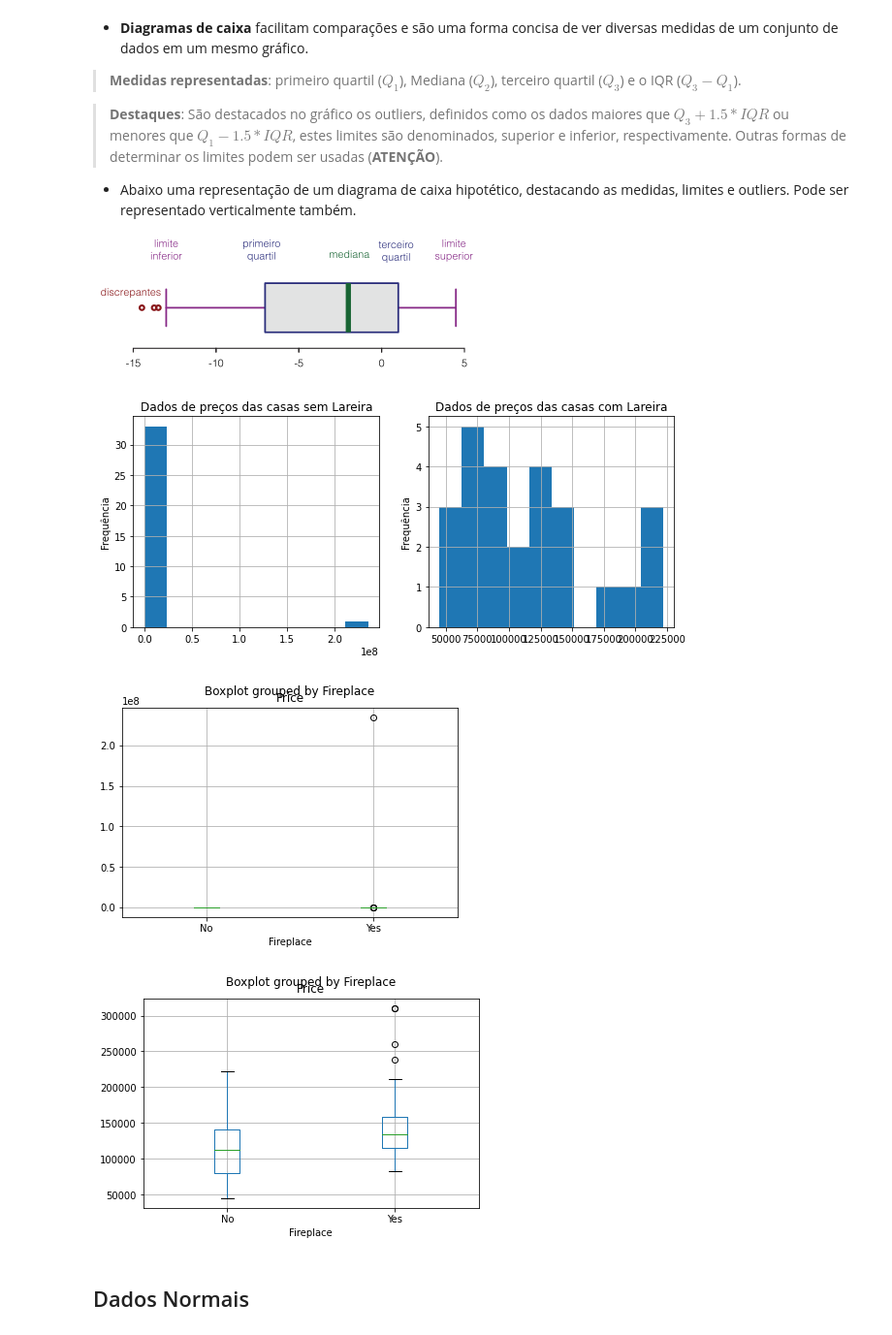
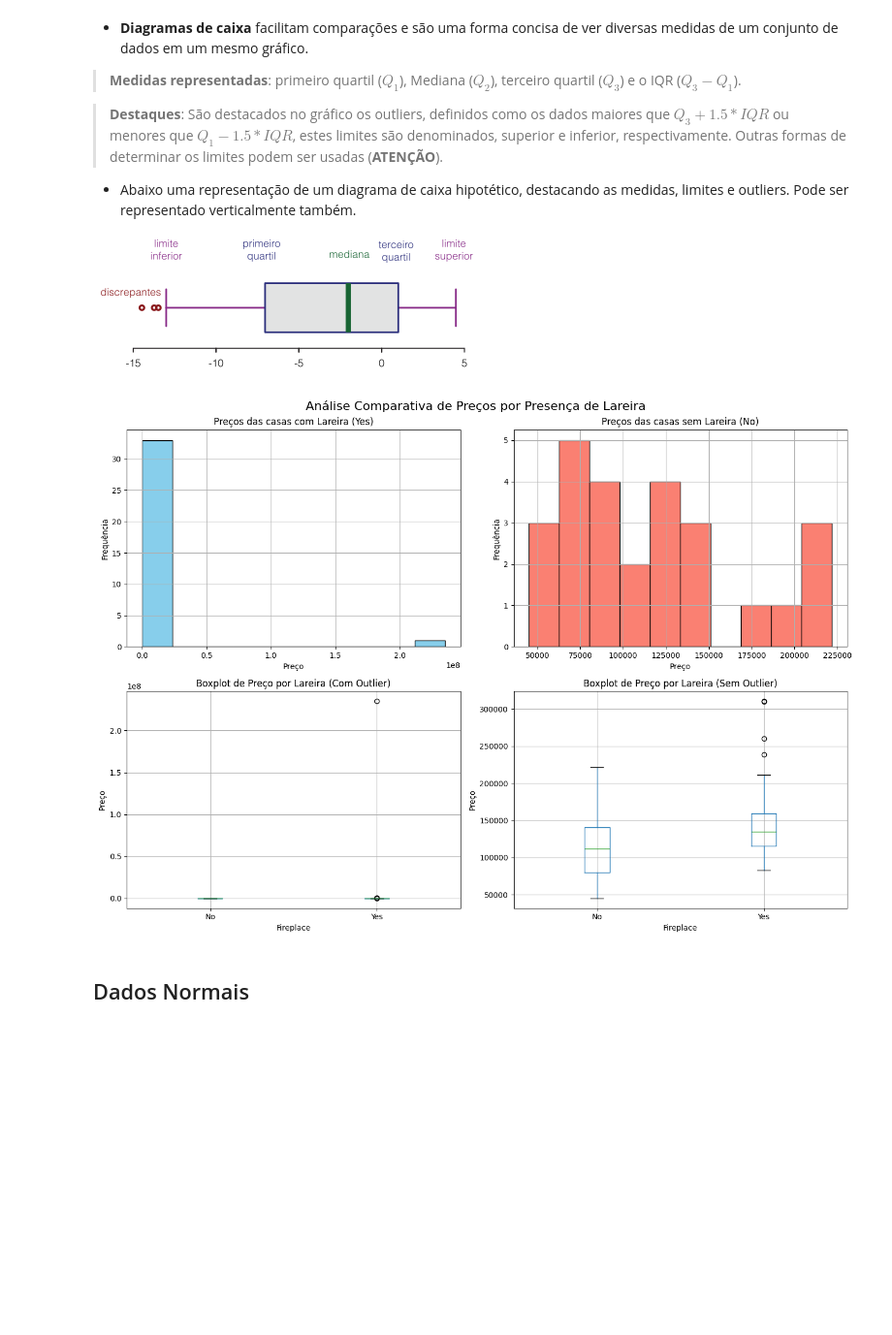
Before and after one commit to glaucogoncalves/p-e, a Jupyter notebook: lectures/06_eda_1D.ipynb, the cells around one changed output. Shown at 97% size. Cells and saved outputs as stored; diff of their text form; code cells hidden in the pictures; blank space fills up the shorter version.

```diff
--- a/lectures/06_eda_1D.ipynb
+++ b/lectures/06_eda_1D.ipynb
@@ -353,33 +355,44 @@ Desvio Padrão para o preço das casas sem Outlier: 57168.209262891636
 * Abaixo uma representação de um diagrama de caixa hipotético, destacando as medidas, limites e outliers. Pode ser representado verticalmente também.
 
 ![image.png](embedded-picture-1)
-# %%
-
-casas_sem = casas[casas.Fireplace=="Yes"]
-casas_com = casas[casas.Fireplace=="No"]
-
-import matplotlib.pyplot as plt
-
-plt.figure(figsize=(10, 4))
-
-plt.subplot(1,2,1)
-casas_sem.Price.hist()
-plt.title("Dados de preços das casas sem Lareira")
-plt.ylabel("Frequência")
-plt.subplot(1,2,2)
-casas_com.Price.hist()
-plt.title("Dados de preços das casas com Lareira")
-plt.ylabel("Frequência")
-plt.show()
-casas.boxplot(column="Price",by="Fireplace")
-plt.show()
-casas_sem_outlier = casas[casas.Price < 10**6]
-casas_sem_outlier.boxplot(column="Price",by="Fireplace")
-plt.show()
-# %% [output]
-[figure, removed]
-[figure, removed]
-[figure, removed]
+# %%
+import matplotlib.pyplot as plt
+
+casas_sem = casas[casas.Fireplace=="Yes"]
+casas_com = casas[casas.Fireplace=="No"]
+casas_sem_outlier = casas[casas.Price < 10**6]
+
+# Criamos uma única figura organizada de 14x10 para comportar os 4 gráficos perfeitamente
+fig, axes = plt.subplots(2, 2, figsize=(14, 10))
+
+# Subplot 1: Histograma sem Lareira
+casas_sem.Price.hist(ax=axes[0,0], color="skyblue", edgecolor="black")
+axes[0,0].set_title("Preços das casas com Lareira (Yes)")
+axes[0,0].set_ylabel("Frequência")
+axes[0,0].set_xlabel("Preço")
+
+# Subplot 2: Histograma com Lareira
+casas_com.Price.hist(ax=axes[0,1], color="salmon", edgecolor="black")
+axes[0,1].set_title("Preços das casas sem Lareira (No)")
+axes[0,1].set_ylabel("Frequência")
+axes[0,1].set_xlabel("Preço")
+
+# Subplot 3: Boxplot com Outlier
+casas.boxplot(column="Price", by="Fireplace", ax=axes[1,0])
+axes[1,0].set_title("Boxplot de Preço por Lareira (Com Outlier)")
+axes[1,0].set_ylabel("Preço")
+
+# Subplot 4: Boxplot sem Outlier
+casas_sem_outlier.boxplot(column="Price", by="Fireplace", ax=axes[1,1])
+axes[1,1].set_title("Boxplot de Preço por Lareira (Sem Outlier)")
+axes[1,1].set_ylabel("Preço")
+
+# Ajustes de layout para evitar sobreposições de títulos ou rótulos
+fig.suptitle("Análise Comparativa de Preços por Presença de Lareira", fontsize=16, y=0.98)
+plt.tight_layout()
+plt.show()
+# %% [output]
+[figure, added]
 # %% [markdown]
 ## Dados Normais
 # %% [markdown]
```
Also changed, not shown: parts of 15 cells of this notebook.
